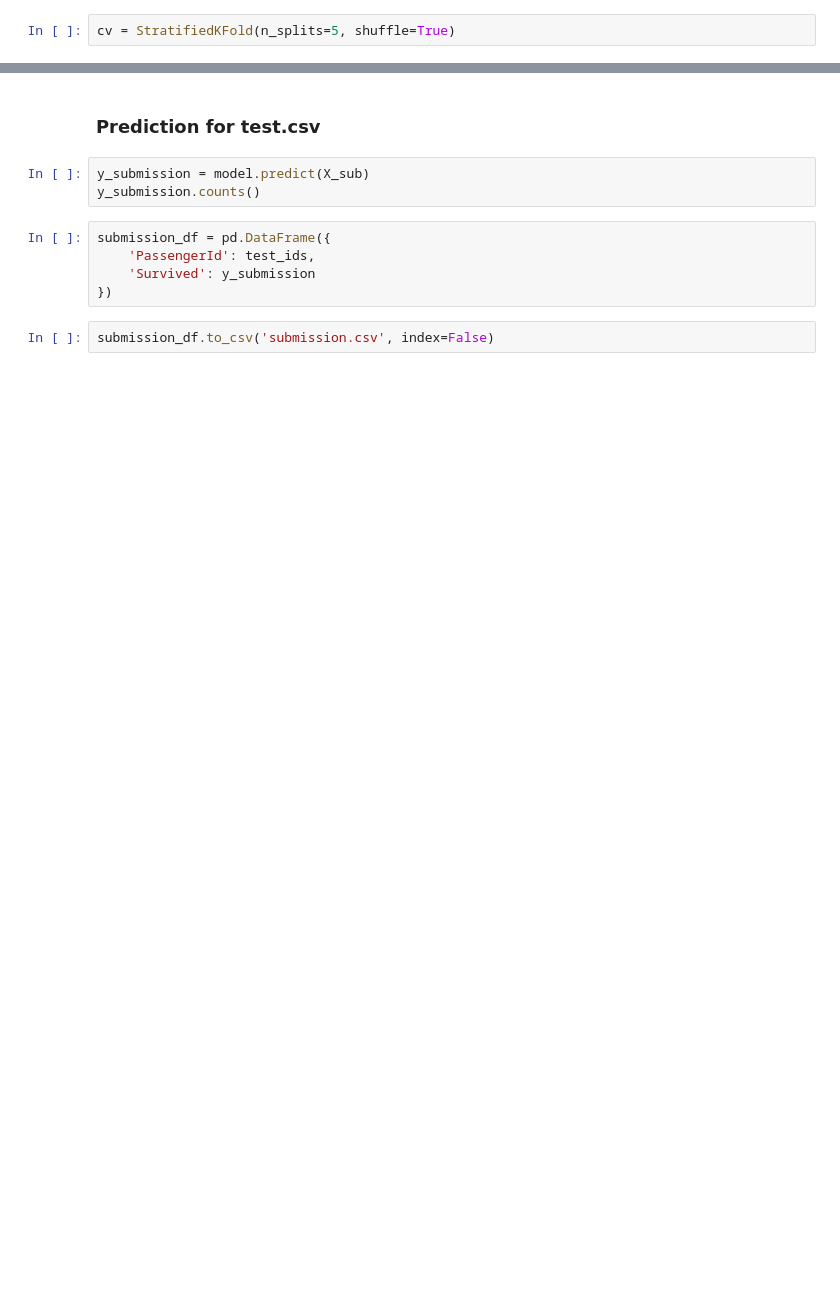
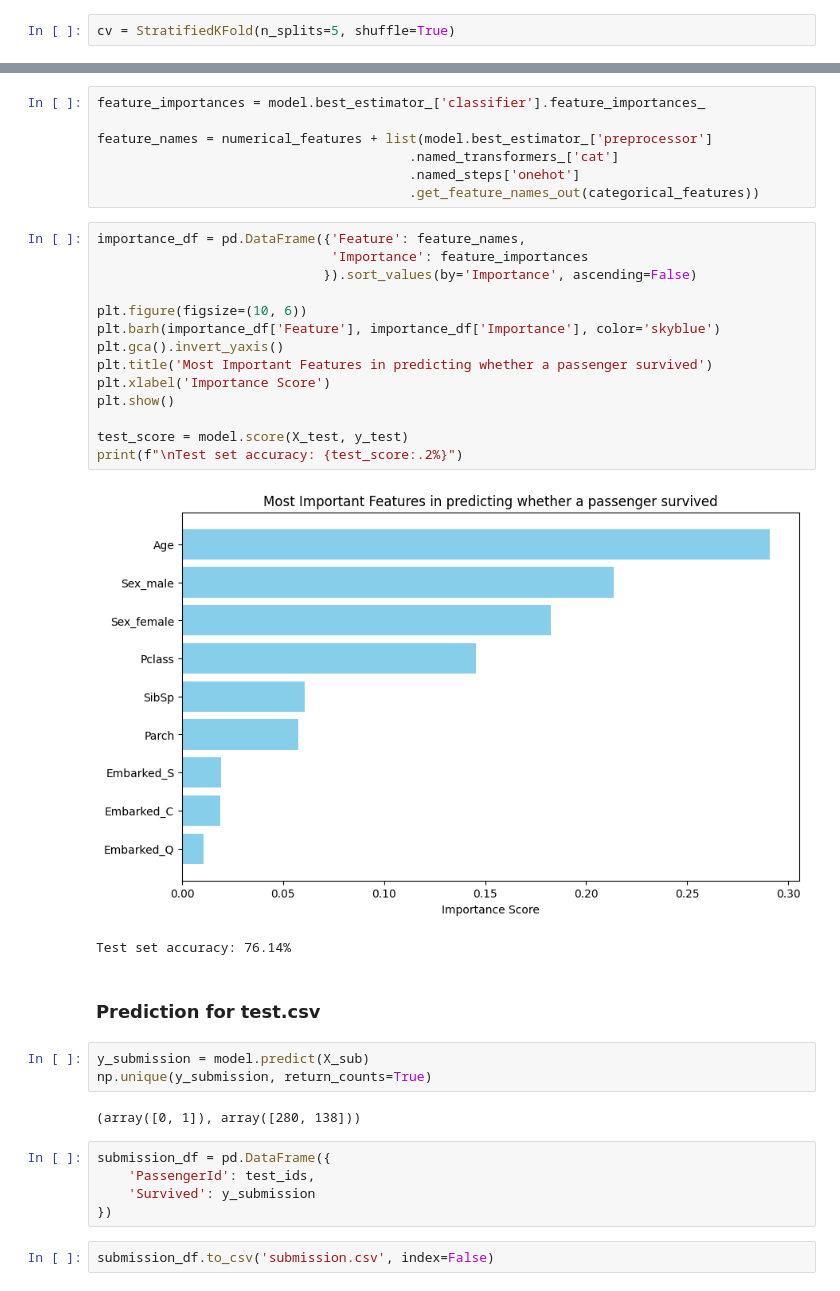
Before and after one commit to SutikshanUpman/Titanic_ML_prediction, a Jupyter notebook: main.ipynb, the cells around one changed output, grey strips where cells are left out. Cells and saved outputs as stored; diff of their text form; blank space fills up the shorter version.

```diff
--- a/main.ipynb
+++ b/main.ipynb
@@ -204,8 +254,34 @@ plt.show()
+# %%
+feature_importances = model.best_estimator_['classifier'].feature_importances_
+
+feature_names = numerical_features + list(model.best_estimator_['preprocessor']
+                                        .named_transformers_['cat']
+                                        .named_steps['onehot']
+                                        .get_feature_names_out(categorical_features))
+# %%
+importance_df = pd.DataFrame({'Feature': feature_names,
+                              'Importance': feature_importances
+                             }).sort_values(by='Importance', ascending=False)
+
+plt.figure(figsize=(10, 6))
+plt.barh(importance_df['Feature'], importance_df['Importance'], color='skyblue')
+plt.gca().invert_yaxis()
+plt.title('Most Important Features in predicting whether a passenger survived')
+plt.xlabel('Importance Score')
+plt.show()
+
+test_score = model.score(X_test, y_test)
+print(f"\nTest set accuracy: {test_score:.2%}")
+# %% [output]
+[figure, added]
+Test set accuracy: 76.14%
 # %% [markdown]
 ### Prediction for test.csv
 # %%
 y_submission = model.predict(X_sub)
-y_submission.counts()
+np.unique(y_submission, return_counts=True)
+# %% [output]
+(array([0, 1]), array([280, 138]))
 # %%
 submission_df = pd.DataFrame({
     'PassengerId': test_ids,
```
Also changed, not shown: parts of 14 cells of this notebook.
